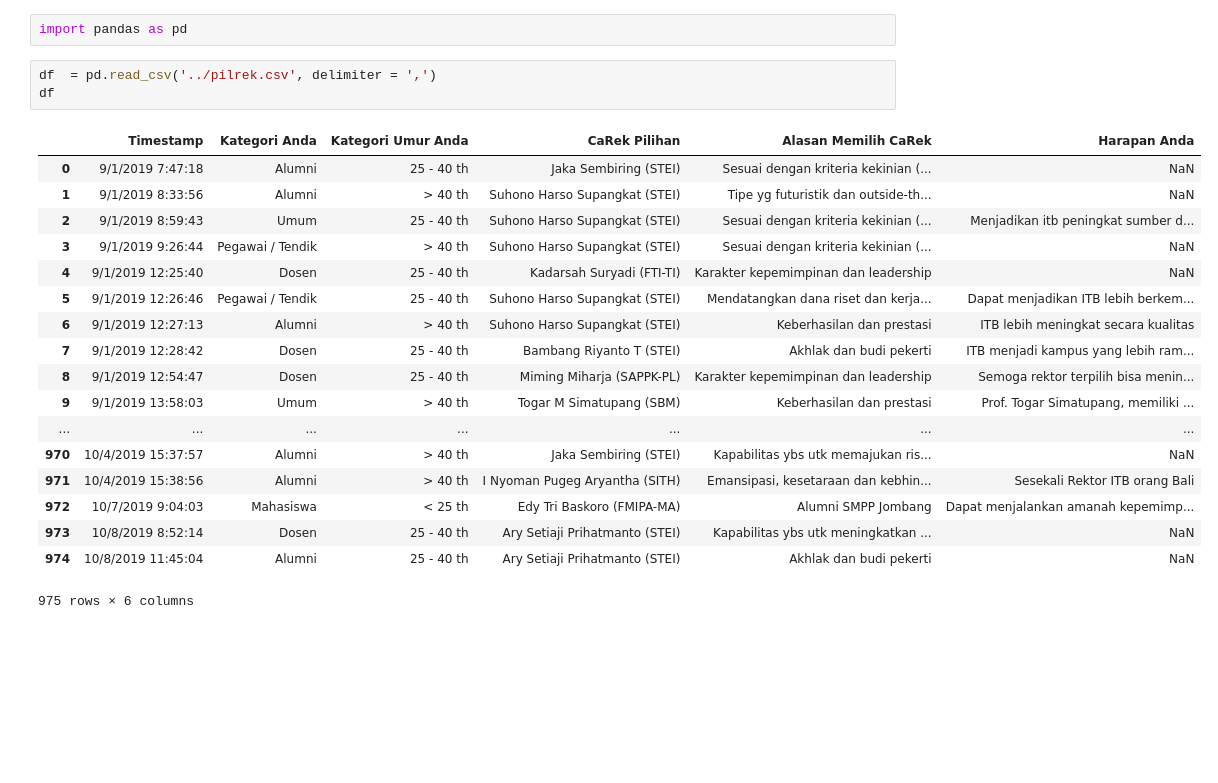
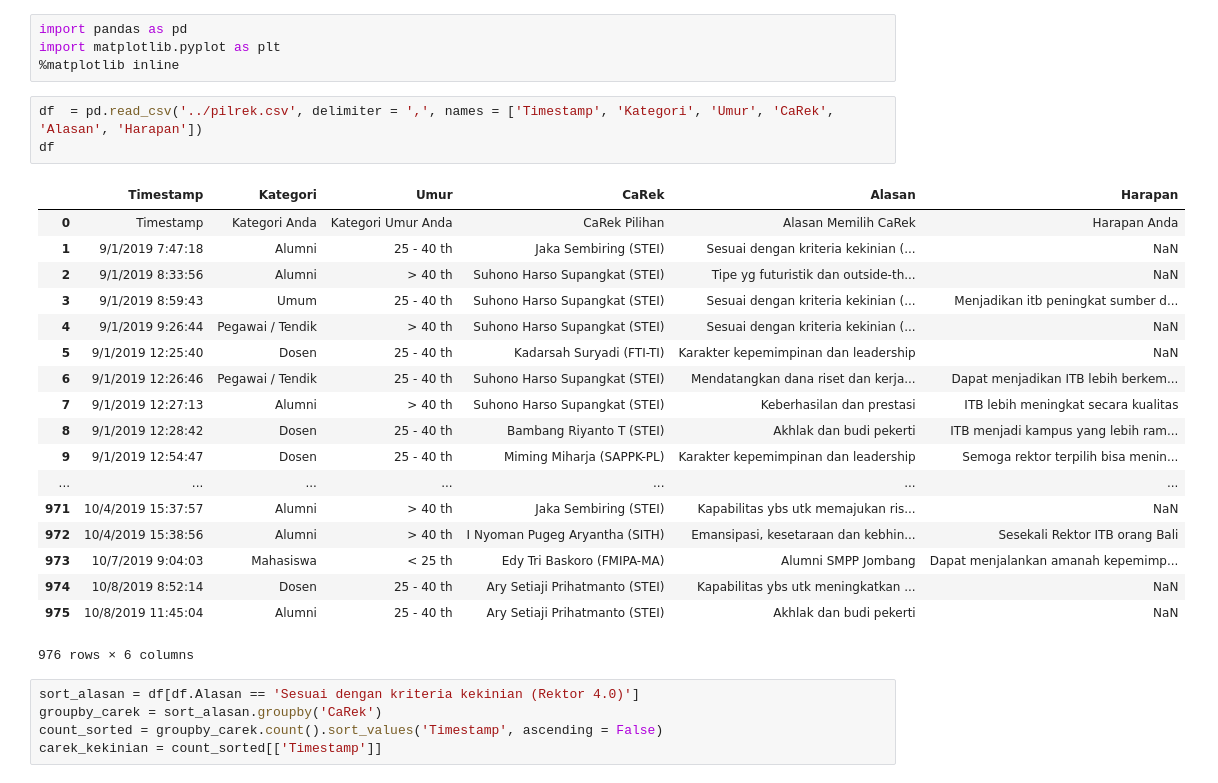
Before and after one commit to eueung/pilrek, a Jupyter notebook: contrib/Karisa_Hafizh_Visualisasi data pilrek.ipynb, the cells around one changed output. Saved outputs shown, nothing was run; the diff lists cells and outputs as text; blank space fills up the shorter version.

```diff
--- a/contrib/Karisa_Hafizh_Visualisasi data pilrek.ipynb
+++ b/contrib/Karisa_Hafizh_Visualisasi data pilrek.ipynb
@@ -1,24 +1,31 @@
 # %%
 import pandas as pd
+import matplotlib.pyplot as plt
+%matplotlib inline
 # %%
-df  = pd.read_csv('../pilrek.csv', delimiter = ',')
+df  = pd.read_csv('../pilrek.csv', delimiter = ',', names = ['Timestamp', 'Kategori', 'Umur', 'CaRek', 'Alasan', 'Harapan'])
 df
 # %% [output]
-|  | Timestamp | Kategori Anda | Kategori Umur Anda | CaRek Pilihan | Alasan Memilih CaRek | Harapan Anda |
-| 0 | 9/1/2019 7:47:18 | Alumni | 25 - 40 th | Jaka Sembiring (STEI) | Sesuai dengan kriteria kekinian (... | NaN |
-| 1 | 9/1/2019 8:33:56 | Alumni | > 40 th | Suhono Harso Supangkat (STEI) | Tipe yg futuristik dan outside-th... | NaN |
-| 2 | 9/1/2019 8:59:43 | Umum | 25 - 40 th | Suhono Harso Supangkat (STEI) | Sesuai dengan kriteria kekinian (... | Menjadikan itb peningkat sumber d... |
-| 3 | 9/1/2019 9:26:44 | Pegawai / Tendik | > 40 th | Suhono Harso Supangkat (STEI) | Sesuai dengan kriteria kekinian (... | NaN |
-| 4 | 9/1/2019 12:25:40 | Dosen | 25 - 40 th | Kadarsah Suryadi (FTI-TI) | Karakter kepemimpinan dan leadership | NaN |
-| 5 | 9/1/2019 12:26:46 | Pegawai / Tendik | 25 - 40 th | Suhono Harso Supangkat (STEI) | Mendatangkan dana riset dan kerja... | Dapat menjadikan ITB lebih berkem... |
-| 6 | 9/1/2019 12:27:13 | Alumni | > 40 th | Suhono Harso Supangkat (STEI) | Keberhasilan dan prestasi | ITB lebih meningkat secara kualitas |
-| 7 | 9/1/2019 12:28:42 | Dosen | 25 - 40 th | Bambang Riyanto T (STEI) | Akhlak dan budi pekerti | ITB menjadi kampus yang lebih ram... |
-| 8 | 9/1/2019 12:54:47 | Dosen | 25 - 40 th | Miming Miharja (SAPPK-PL) | Karakter kepemimpinan dan leadership | Semoga rektor terpilih bisa menin... |
-| 9 | 9/1/2019 13:58:03 | Umum | > 40 th | Togar M Simatupang (SBM) | Keberhasilan dan prestasi | Prof. Togar Simatupang, memiliki ... |
+|  | Timestamp | Kategori | Umur | CaRek | Alasan | Harapan |
+| 0 | Timestamp | Kategori Anda | Kategori Umur Anda | CaRek Pilihan | Alasan Memilih CaRek | Harapan Anda |
+| 1 | 9/1/2019 7:47:18 | Alumni | 25 - 40 th | Jaka Sembiring (STEI) | Sesuai dengan kriteria kekinian (... | NaN |
+| 2 | 9/1/2019 8:33:56 | Alumni | > 40 th | Suhono Harso Supangkat (STEI) | Tipe yg futuristik dan outside-th... | NaN |
+| 3 | 9/1/2019 8:59:43 | Umum | 25 - 40 th | Suhono Harso Supangkat (STEI) | Sesuai dengan kriteria kekinian (... | Menjadikan itb peningkat sumber d... |
+| 4 | 9/1/2019 9:26:44 | Pegawai / Tendik | > 40 th | Suhono Harso Supangkat (STEI) | Sesuai dengan kriteria kekinian (... | NaN |
+| 5 | 9/1/2019 12:25:40 | Dosen | 25 - 40 th | Kadarsah Suryadi (FTI-TI) | Karakter kepemimpinan dan leadership | NaN |
+| 6 | 9/1/2019 12:26:46 | Pegawai / Tendik | 25 - 40 th | Suhono Harso Supangkat (STEI) | Mendatangkan dana riset dan kerja... | Dapat menjadikan ITB lebih berkem... |
+| 7 | 9/1/2019 12:27:13 | Alumni | > 40 th | Suhono Harso Supangkat (STEI) | Keberhasilan dan prestasi | ITB lebih meningkat secara kualitas |
+| 8 | 9/1/2019 12:28:42 | Dosen | 25 - 40 th | Bambang Riyanto T (STEI) | Akhlak dan budi pekerti | ITB menjadi kampus yang lebih ram... |
+| 9 | 9/1/2019 12:54:47 | Dosen | 25 - 40 th | Miming Miharja (SAPPK-PL) | Karakter kepemimpinan dan leadership | Semoga rektor terpilih bisa menin... |
 | ... | ... | ... | ... | ... | ... | ... |
-| 970 | 10/4/2019 15:37:57 | Alumni | > 40 th | Jaka Sembiring (STEI) | Kapabilitas ybs utk memajukan ris... | NaN |
-| 971 | 10/4/2019 15:38:56 | Alumni | > 40 th | I Nyoman Pugeg Aryantha (SITH) | Emansipasi, kesetaraan dan kebhin... | Sesekali Rektor ITB orang Bali |
-| 972 | 10/7/2019 9:04:03 | Mahasiswa | < 25 th | Edy Tri Baskoro (FMIPA-MA) | Alumni SMPP Jombang | Dapat menjalankan amanah kepemimp... |
-| 973 | 10/8/2019 8:52:14 | Dosen | 25 - 40 th | Ary Setiaji Prihatmanto (STEI) | Kapabilitas ybs utk meningkatkan ... | NaN |
-| 974 | 10/8/2019 11:45:04 | Alumni | 25 - 40 th | Ary Setiaji Prihatmanto (STEI) | Akhlak dan budi pekerti | NaN |
+| 971 | 10/4/2019 15:37:57 | Alumni | > 40 th | Jaka Sembiring (STEI) | Kapabilitas ybs utk memajukan ris... | NaN |
+| 972 | 10/4/2019 15:38:56 | Alumni | > 40 th | I Nyoman Pugeg Aryantha (SITH) | Emansipasi, kesetaraan dan kebhin... | Sesekali Rektor ITB orang Bali |
+| 973 | 10/7/2019 9:04:03 | Mahasiswa | < 25 th | Edy Tri Baskoro (FMIPA-MA) | Alumni SMPP Jombang | Dapat menjalankan amanah kepemimp... |
+| 974 | 10/8/2019 8:52:14 | Dosen | 25 - 40 th | Ary Setiaji Prihatmanto (STEI) | Kapabilitas ybs utk meningkatkan ... | NaN |
+| 975 | 10/8/2019 11:45:04 | Alumni | 25 - 40 th | Ary Setiaji Prihatmanto (STEI) | Akhlak dan budi pekerti | NaN |
-975 rows × 6 columns
+976 rows × 6 columns
+# %%
+sort_alasan = df[df.Alasan == 'Sesuai dengan kriteria kekinian (Rektor 4.0)']
+groupby_carek = sort_alasan.groupby('CaRek')
+count_sorted = groupby_carek.count().sort_values('Timestamp', ascending = False)
+carek_kekinian = count_sorted[['Timestamp']]
```
Also changed, not shown: parts of 1 cell of this notebook.
